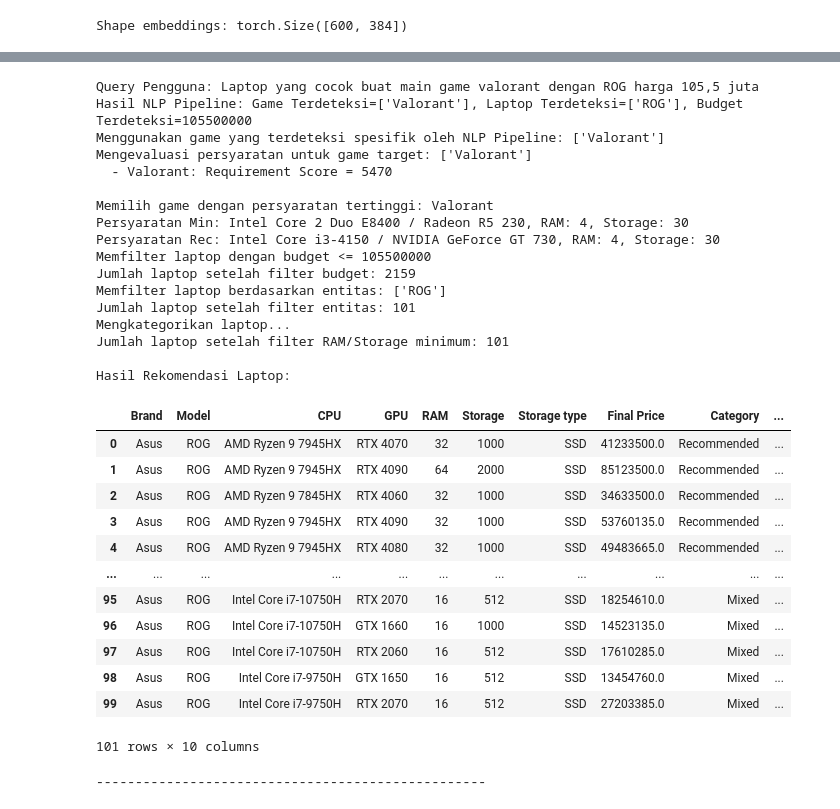
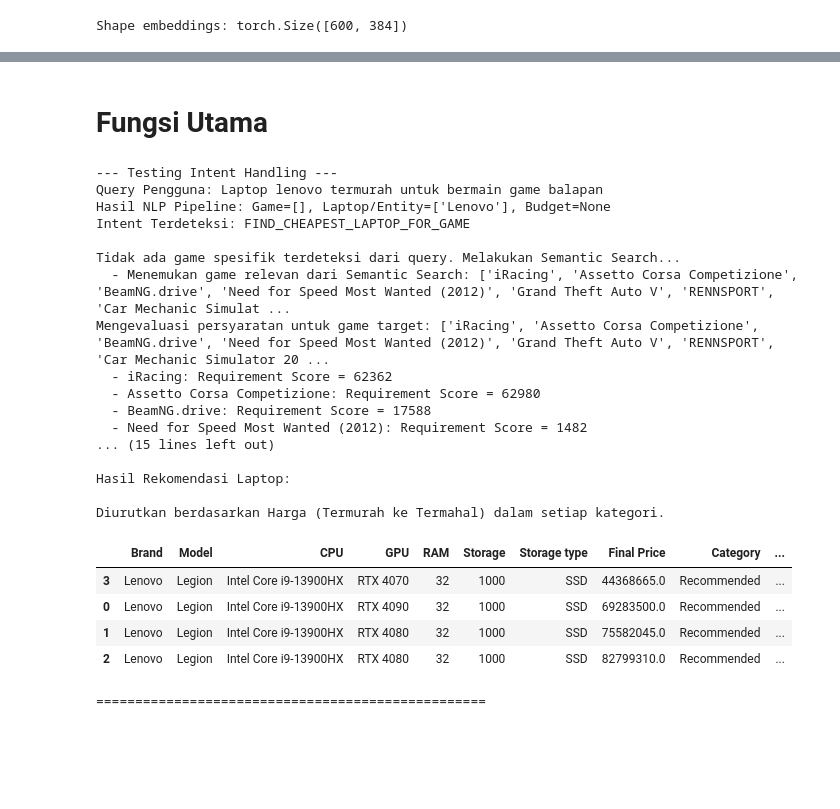
Before and after one commit to M4tchaa/lappick-ml, a Jupyter notebook: sistem_rekomendasi_laptop_game/Sistem_Rekomendasi_Laptop_(Game).ipynb, the cells around one changed output, grey strips where cells are left out. Drawn from its saved outputs; the diff is of its cells as text; code cells hidden in the pictures; blank space fills up the shorter version.

```diff
--- a/sistem_rekomendasi_laptop_game/Sistem_Rekomendasi_Laptop_(Game).ipynb
+++ b/sistem_rekomendasi_laptop_game/Sistem_Rekomendasi_Laptop_(Game).ipynb
@@ -792,7 +778,6 @@ def extract_entities_and_budget(user_query, game_list, laptop_list, laptop_brand
             if match:
                 found_laptops.add(entity)
 
-
     return list(found_games), list(found_laptops), extracted_budget
 
 # === Pipeline Function ===
@@ -815,14 +800,7 @@ def nlp_pipeline_fuzzy(user_query, game_list, laptop_list, laptop_brand_list,
 
 # Test cases
 queries = [
-    "Laptop yang cocok buat main genshin impact dan assassin creed black flag dengan laptop ASUS dengan harga 20 juta?",
-    "Laptop yang cocok buat main genshin impact dan Assassin's Creed Syndicate dengan harga 20 juta?",
-    "Laptop yang cocok buat main genshin dan doom dengan harga 20 juta?",
-    "Laptop yang cocok buat main genshin dan fifa dengan harga 20 juta?",
-    "Laptop yang cocok buat main genshin dan fifa 22 dengan harga 30 juta?",
-    "Laptop yang cocok buat main genshin dan gta san andreas dengan harga 20 juta?",
-    "Laptop yang cocok buat main genshin impact dan the sims 4 dengan harga 22 juta?",
-    "Laptop yang cocok buat main the sims 4 dengan budget 22,5 juta?"
+    "Laptop yang cocok buat main eFootball PES 2021 dengan laptop ASUS dengan harga 40 juta?"
 ]
 
 for query in queries:
@@ -1200,0 +986,2 @@ def get_laptop_recommendations(user_query, laptop_df, min_req_df, rec_req_df,
+# %% [markdown]
+# Fungsi Utama
@@ -1201,42 +1330,36 @@ def get_laptop_recommendations(user_query, laptop_df, min_req_df, rec_req_df,
 # %%
-query1 = "Laptop yang cocok buat main game valorant dengan ROG harga 105,5 juta"
-recommendations1 = get_laptop_recommendations(
-    query1, laptop_df, min_req_df, rec_req_df,
+# Example usage with new queries testing intents
+print("\n--- Testing Intent Handling ---")
+query_intent_test_1 = "Laptop lenovo termurah untuk bermain game balapan"
+recommendations_intent_test_1 = get_laptop_recommendations_with_intent(
+    query_intent_test_1, laptop_df, min_req_df, rec_req_df,
     min_req_kb, rec_req_kb,
     model, description_embeddings,
     laptop_df['Model'].tolist(), laptop_df['Brand'].unique().tolist(), unique_keyword_game_map, game_series_map
 )
 
-print("-" * 50)
+print("\n" + "="*50 + "\n")
 # %% [output]
-Query Pengguna: Laptop yang cocok buat main game valorant dengan ROG harga 105,5 juta
-Hasil NLP Pipeline: Game Terdeteksi=['Valorant'], Laptop Terdeteksi=['ROG'], Budget Terdeteksi=105500000
-Menggunakan game yang terdeteksi spesifik oleh NLP Pipeline: ['Valorant']
-Mengevaluasi persyaratan untuk game target: ['Valorant']
-  - Valorant: Requirement Score = 5470
+--- Testing Intent Handling ---
+Query Pengguna: Laptop lenovo termurah untuk bermain game balapan
+Hasil NLP Pipeline: Game=[], Laptop/Entity=['Lenovo'], Budget=None
+Intent Terdeteksi: FIND_CHEAPEST_LAPTOP_FOR_GAME
 
-Memilih game dengan persyaratan tertinggi: Valorant
-Persyaratan Min: Intel Core 2 Duo E8400 / Radeon R5 230, RAM: 4, Storage: 30
-Persyaratan Rec: Intel Core i3-4150 / NVIDIA GeForce GT 730, RAM: 4, Storage: 30
-Memfilter laptop dengan budget <= 105500000
-Jumlah laptop setelah filter budget: 2159
-Memfilter laptop berdasarkan entitas: ['ROG']
-Jumlah laptop setelah filter entitas: 101
-Mengkategorikan laptop...
-Jumlah laptop setelah filter RAM/Storage minimum: 101
+Tidak ada game spesifik terdeteksi dari query. Melakukan Semantic Search...
+  - Menemukan game relevan dari Semantic Search: ['iRacing', 'Assetto Corsa Competizione', 'BeamNG.drive', 'Need for Speed Most Wanted (2012)', 'Grand Theft Auto V', 'RENNSPORT', 'Car Mechanic Simulat ...
+Mengevaluasi persyaratan untuk game target: ['iRacing', 'Assetto Corsa Competizione', 'BeamNG.drive', 'Need for Speed Most Wanted (2012)', 'Grand Theft Auto V', 'RENNSPORT', 'Car Mechanic Simulator 20 ...
+  - iRacing: Requirement Score = 62362
+  - Assetto Corsa Competizione: Requirement Score = 62980
+  - BeamNG.drive: Requirement Score = 17588
+  - Need for Speed Most Wanted (2012): Requirement Score = 1482
+... (15 lines left out)
 
 Hasil Rekomendasi Laptop:
+
+Diurutkan berdasarkan Harga (Termurah ke Termahal) dalam setiap kategori.
 |  | Brand | Model | CPU | GPU | RAM | Storage | Storage type | Final Price | Category | ... |
-| 0 | Asus | ROG | AMD Ryzen 9 7945HX | RTX 4070 | 32 | 1000 | SSD | 41233500.0 | Recommended | ... |
-| 1 | Asus | ROG | AMD Ryzen 9 7945HX | RTX 4090 | 64 | 2000 | SSD | 85123500.0 | Recommended | ... |
-| 2 | Asus | ROG | AMD Ryzen 9 7845HX | RTX 4060 | 32 | 1000 | SSD | 34633500.0 | Recommended | ... |
-| 3 | Asus | ROG | AMD Ryzen 9 7945HX | RTX 4090 | 32 | 1000 | SSD | 53760135.0 | Recommended | ... |
-| 4 | Asus | ROG | AMD Ryzen 9 7945HX | RTX 4080 | 32 | 1000 | SSD | 49483665.0 | Recommended | ... |
-| ... | ... | ... | ... | ... | ... | ... | ... | ... | ... | ... |
-| 95 | Asus | ROG | Intel Core i7-10750H | RTX 2070 | 16 | 512 | SSD | 18254610.0 | Mixed | ... |
-| 96 | Asus | ROG | Intel Core i7-10750H | GTX 1660 | 16 | 1000 | SSD | 14523135.0 | Mixed | ... |
-| 97 | Asus | ROG | Intel Core i7-10750H | RTX 2060 | 16 | 512 | SSD | 17610285.0 | Mixed | ... |
-| 98 | Asus | ROG | Intel Core i7-9750H | GTX 1650 | 16 | 512 | SSD | 13454760.0 | Mixed | ... |
-| 99 | Asus | ROG | Intel Core i7-9750H | RTX 2070 | 16 | 512 | SSD | 27203385.0 | Mixed | ... |
+| 3 | Lenovo | Legion | Intel Core i9-13900HX | RTX 4070 | 32 | 1000 | SSD | 44368665.0 | Recommended | ... |
+| 0 | Lenovo | Legion | Intel Core i9-13900HX | RTX 4090 | 32 | 1000 | SSD | 69283500.0 | Recommended | ... |
+| 1 | Lenovo | Legion | Intel Core i9-13900HX | RTX 4080 | 32 | 1000 | SSD | 75582045.0 | Recommended | ... |
+| 2 | Lenovo | Legion | Intel Core i9-13900HX | RTX 4080 | 32 | 1000 | SSD | 82799310.0 | Recommended | ... |
-101 rows × 10 columns
+==================================================
---------------------------------------------------
```
Also changed, not shown: parts of 8 cells of this notebook, 1 other file.
